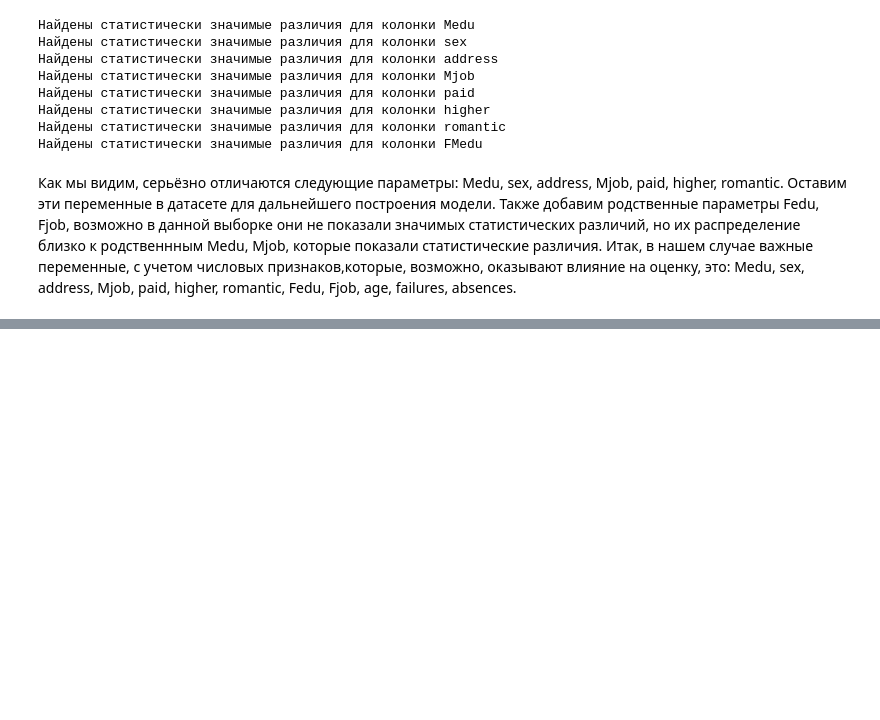
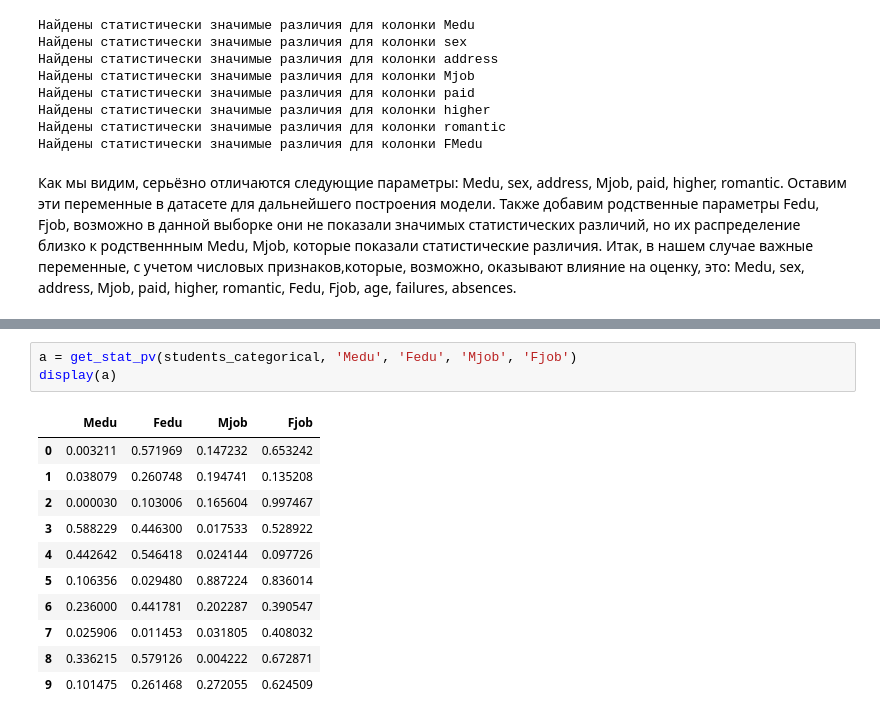
Before and after one commit to cfif76/Fcourse, a Jupyter notebook: module_2/project_2-анализ_данных_EDA.ipynb, the cells around one changed output, grey strips where cells are left out. Drawn from its saved outputs; the diff is of its cells as text; blank space fills up the shorter version.

```diff
--- a/module_2/project_2-анализ_данных_EDA.ipynb
+++ b/module_2/project_2-анализ_данных_EDA.ipynb
@@ -1252,0 +1266,15 @@ for col in students_categorical.columns:
+# %%
+a = get_stat_pv(students_categorical, 'Medu', 'Fedu', 'Mjob', 'Fjob')
+display(a)
+# %% [output]
+|  | Medu | Fedu | Mjob | Fjob |
+| 0 | 0.003211 | 0.571969 | 0.147232 | 0.653242 |
+| 1 | 0.038079 | 0.260748 | 0.194741 | 0.135208 |
+| 2 | 0.000030 | 0.103006 | 0.165604 | 0.997467 |
+| 3 | 0.588229 | 0.446300 | 0.017533 | 0.528922 |
+| 4 | 0.442642 | 0.546418 | 0.024144 | 0.097726 |
+| 5 | 0.106356 | 0.029480 | 0.887224 | 0.836014 |
+| 6 | 0.236000 | 0.441781 | 0.202287 | 0.390547 |
+| 7 | 0.025906 | 0.011453 | 0.031805 | 0.408032 |
+| 8 | 0.336215 | 0.579126 | 0.004222 | 0.672871 |
+| 9 | 0.101475 | 0.261468 | 0.272055 | 0.624509 |
```
Also changed, not shown: parts of 3 cells of this notebook.
